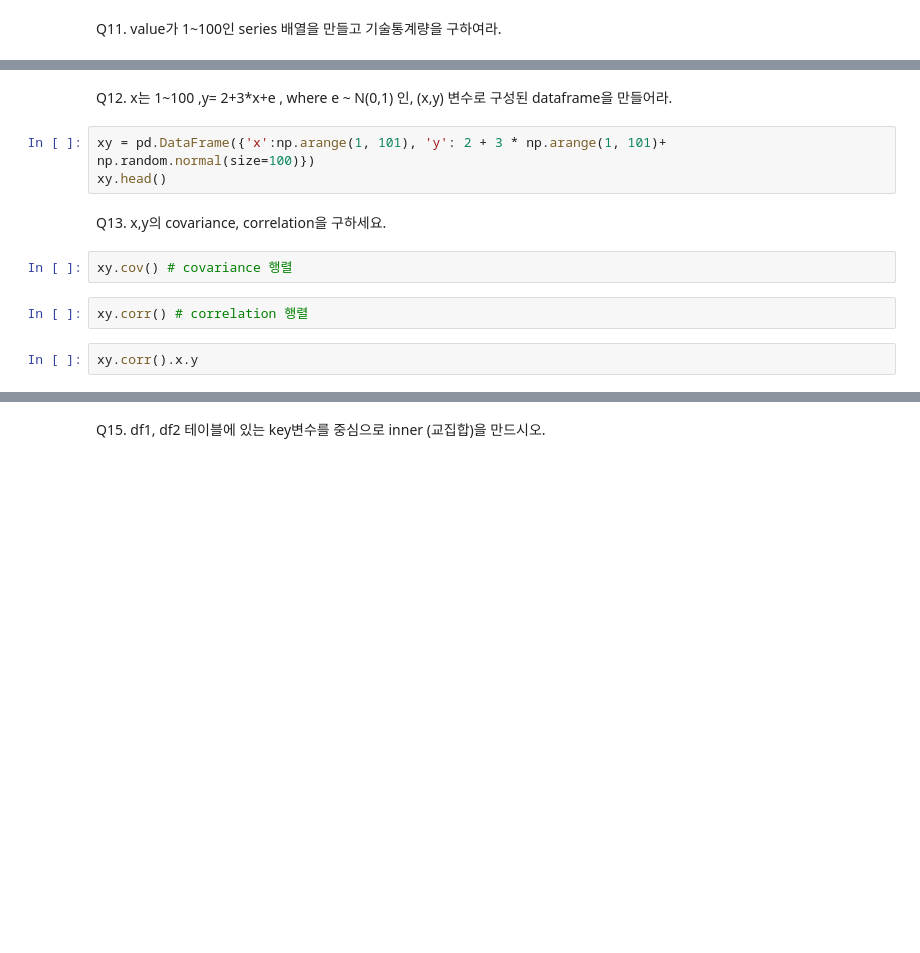
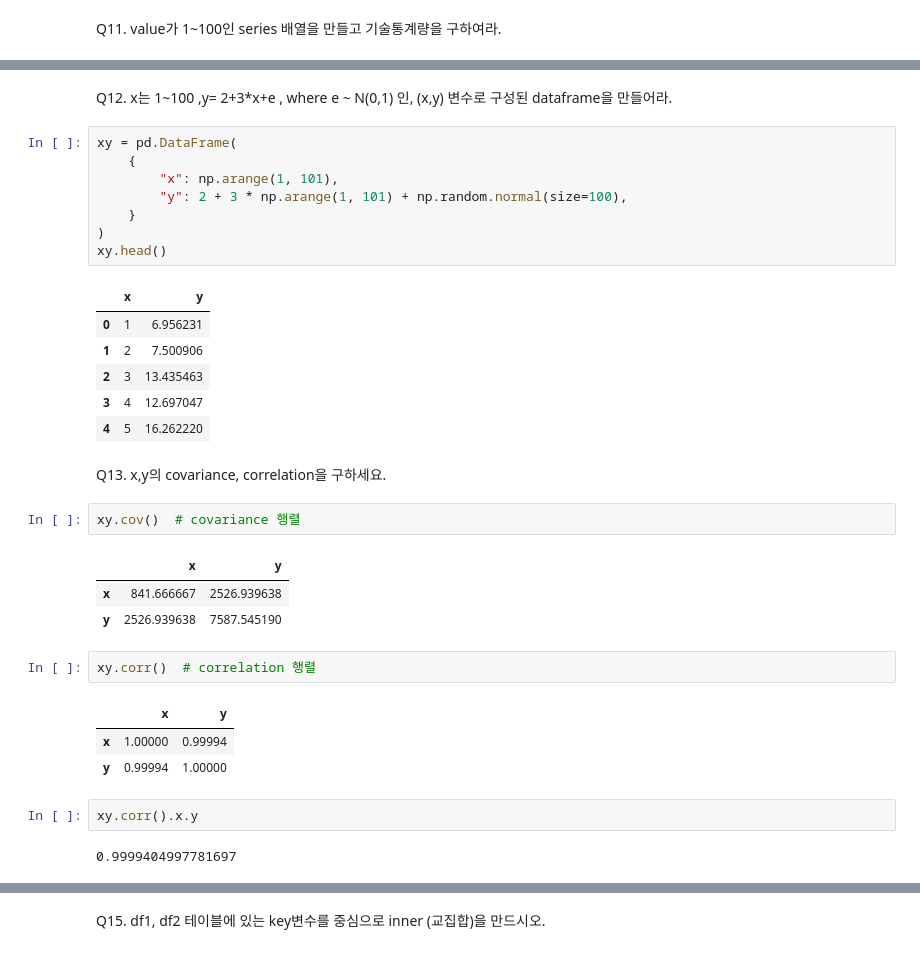
Before and after one commit to temeddix/programming-class, a Jupyter notebook: materials/006/6.Pandas_2.ipynb, the cells around one changed output, grey strips where cells are left out. Saved outputs shown, nothing was run; the diff lists cells and outputs as text; blank space fills up the shorter version.

```diff
--- a/materials/006/6.Pandas_2.ipynb
+++ b/materials/006/6.Pandas_2.ipynb
@@ -91,16 +201,38 @@ x.describe()
 # %% [markdown]
-Q12. x는 1~100 ,y= 2+3*x+e , where e ~ N(0,1) 인, (x,y) 변수로 구성된 dataframe을 만들어라.
+Q12. x는 1~100 ,y= 2+3\*x+e , where e ~ N(0,1) 인, (x,y) 변수로 구성된 dataframe을 만들어라.
 # %%
-xy = pd.DataFrame({'x':np.arange(1, 101), 'y': 2 + 3 * np.arange(1, 101)+ np.random.normal(size=100)})
+xy = pd.DataFrame(
+    {
+        "x": np.arange(1, 101),
+        "y": 2 + 3 * np.arange(1, 101) + np.random.normal(size=100),
+    }
+)
 xy.head()
+# %% [output]
+|  | x | y |
+| 0 | 1 | 6.956231 |
+| 1 | 2 | 7.500906 |
+| 2 | 3 | 13.435463 |
+| 3 | 4 | 12.697047 |
+| 4 | 5 | 16.262220 |
 # %% [markdown]
 Q13. x,y의 covariance, correlation을 구하세요.
 # %%
-xy.cov() # covariance 행렬
+xy.cov()  # covariance 행렬
+# %% [output]
+|  | x | y |
+| x | 841.666667 | 2526.939638 |
+| y | 2526.939638 | 7587.545190 |
 # %%
-xy.corr() # correlation 행렬
+xy.corr()  # correlation 행렬
+# %% [output]
+|  | x | y |
+| x | 1.00000 | 0.99994 |
+| y | 0.99994 | 1.00000 |
 # %%
 xy.corr().x.y
+# %% [output]
+0.9999404997781697
 # %% [markdown]
 ### 6.4. Dataframe 병합
 
```
Also changed, not shown: parts of 63 cells of this notebook.
